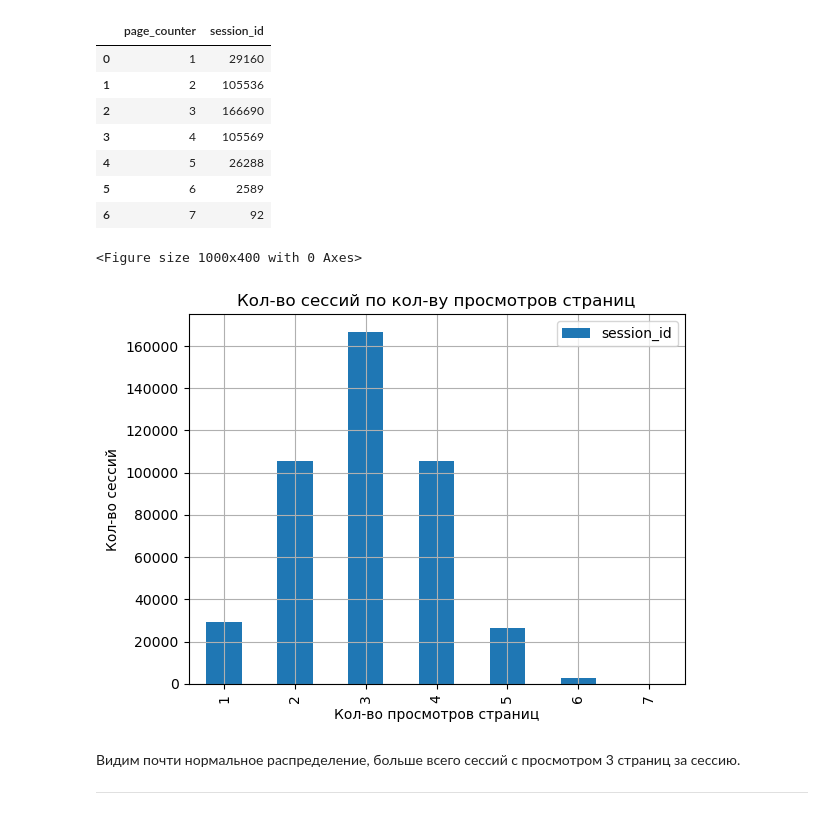
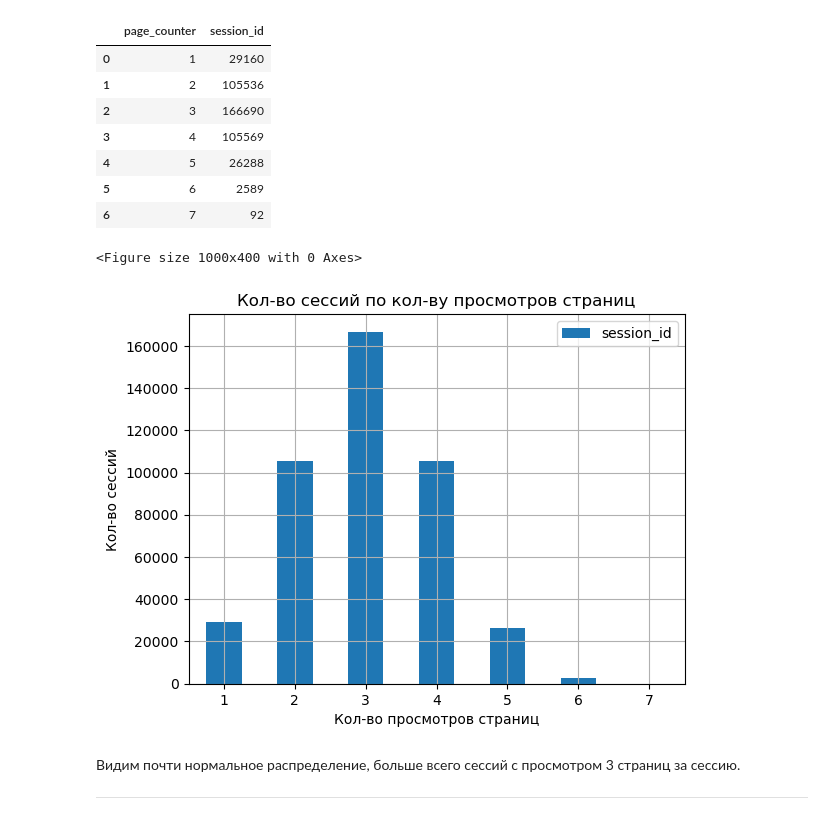
Before and after one commit to Zaytsev-V/data-analytics-portfolio, a Jupyter notebook: PRACTICUM/AB_test_entertainment_app/AB_test_ent_app.ipynb, the cells around one changed output. Cells and saved outputs as stored; diff of their text form; code cells hidden in the pictures.

```diff
--- a/PRACTICUM/AB_test_entertainment_app/AB_test_ent_app.ipynb
+++ b/PRACTICUM/AB_test_entertainment_app/AB_test_ent_app.ipynb
@@ -178,15 +178,15 @@ df_pages
 # %%
 # построим столбчатую диаграмму
 plt.figure(figsize=(10,4))
-df_pages.plot(kind='bar', x='page_counter', y='session_id')
+df_pages.plot(kind='bar', x='page_counter', y='session_id', rot=0)
 plt.title('Кол-во сессий по кол-ву просмотров страниц')
 plt.xlabel('Кол-во просмотров страниц')
 plt.ylabel('Кол-во сессий')
 plt.grid()
 plt.show()
 # %% [output]
 <Figure size 1000x400 with 0 Axes>
-[figure, old version]
+[figure, new version]
 # %% [markdown]
 Видим почти нормальное распределение, больше всего сессий с просмотром 3 страниц за сессию.
 
```
